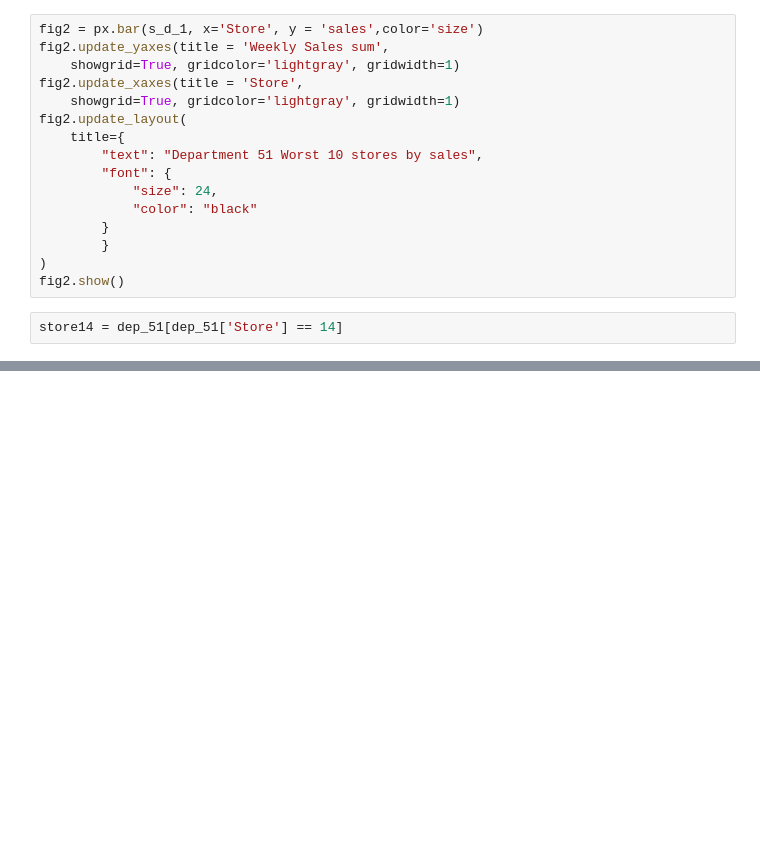
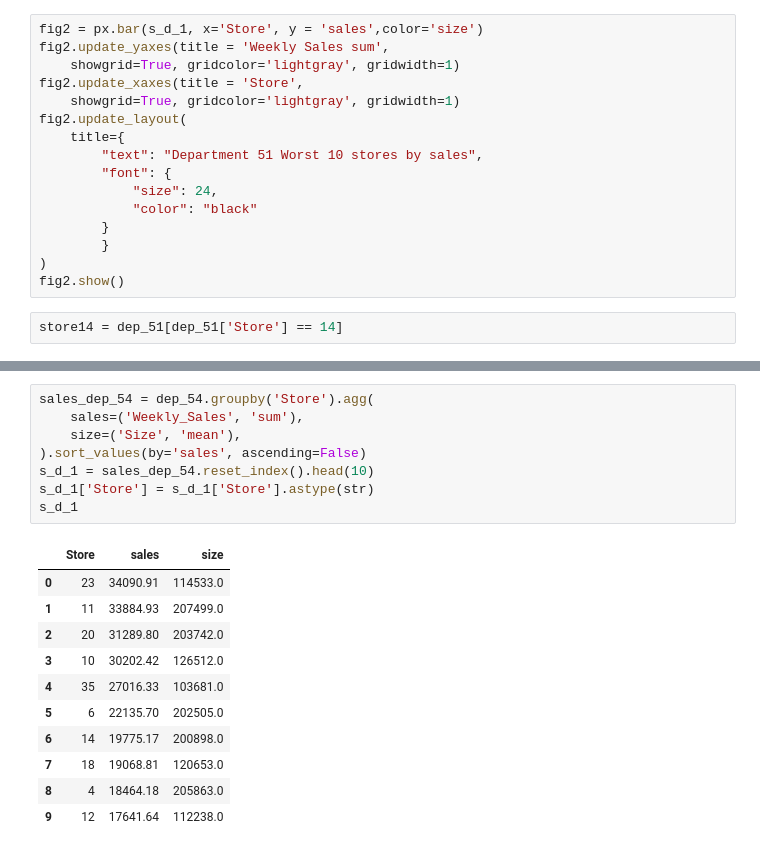
Before and after one commit to tanzhu91/Retail-Data-Analytics, a Jupyter notebook: notebooks/retail_data_analysis.ipynb, the cells around one changed output, grey strips where cells are left out. Cells and saved outputs as stored; diff of their text form; blank space fills up the shorter version.

```diff
--- a/notebooks/retail_data_analysis.ipynb
+++ b/notebooks/retail_data_analysis.ipynb
@@ -805 +811,21 @@ plt.show()
 [figure]
+# %%
+sales_dep_54 = dep_54.groupby('Store').agg(
+    sales=('Weekly_Sales', 'sum'),
+    size=('Size', 'mean'),
+).sort_values(by='sales', ascending=False)
+s_d_1 = sales_dep_54.reset_index().head(10)
+s_d_1['Store'] = s_d_1['Store'].astype(str)
+s_d_1
+# %% [output]
+|  | Store | sales | size |
+| 0 | 23 | 34090.91 | 114533.0 |
+| 1 | 11 | 33884.93 | 207499.0 |
+| 2 | 20 | 31289.80 | 203742.0 |
+| 3 | 10 | 30202.42 | 126512.0 |
+| 4 | 35 | 27016.33 | 103681.0 |
+| 5 | 6 | 22135.70 | 202505.0 |
+| 6 | 14 | 19775.17 | 200898.0 |
+| 7 | 18 | 19068.81 | 120653.0 |
+| 8 | 4 | 18464.18 | 205863.0 |
+| 9 | 12 | 17641.64 | 112238.0 |
```
Also changed, not shown: parts of 7 cells of this notebook.
